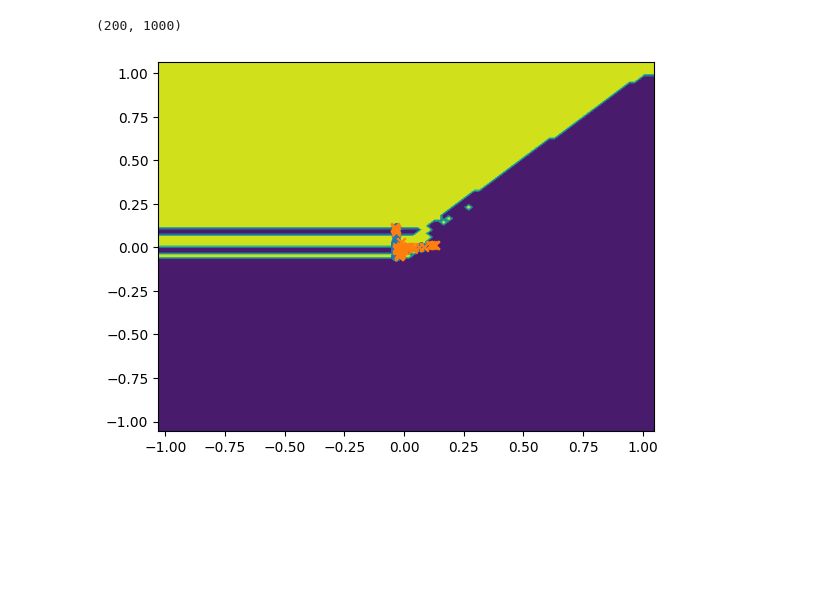
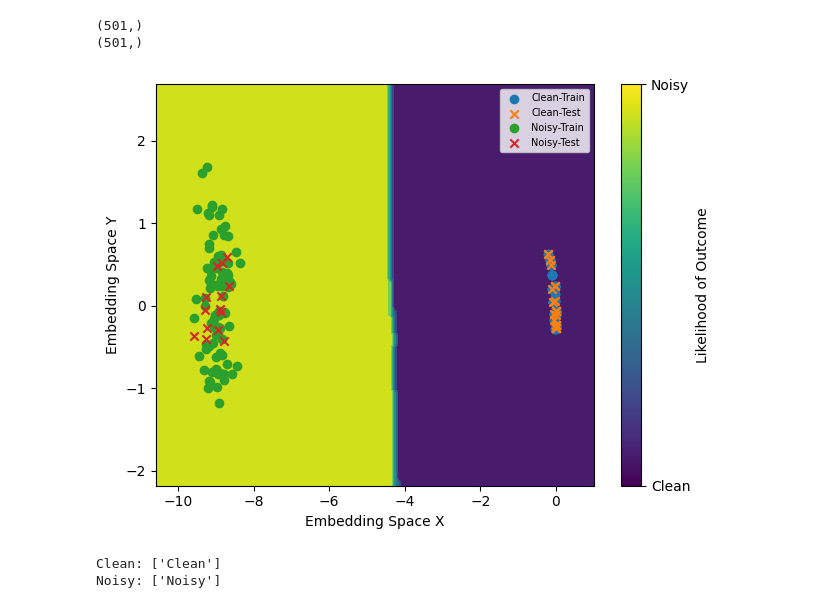
Before and after one commit to CTDck/ML, a Jupyter notebook: main.ipynb, the cells around one changed output. Drawn from its saved outputs; the diff is of its cells as text; code cells hidden in the pictures; blank space fills up the shorter version.

```diff
--- a/main.ipynb
+++ b/main.ipynb
@@ -35,7 +35,7 @@ def create_data(size):
 
 #Create a noisy array from an array of input x-values
 def apply_noise(xarr):
-    return [np.sin(x) + np.random.normal(0, 0.5, 1000) for x in xarr]
+    return [np.sin(x) + np.random.normal(0, 1, 1000) for x in xarr]
 # %%
 #Create 50 clean data sets with random periods
 data_set = create_data(100)
@@ -68,13 +68,13 @@ for i in index:
     plt.figure()
     plt.subplot(211)
     plt.title("Clean")
-    plt.plot(x_data[i], y_data[i])
+    plt.plot(np.abs(np.fft.rfft(y_data[i])))
     plt.xlabel("X")
     plt.ylabel("Y")
 
     plt.subplot(212)
     plt.title("Noisy")
-    plt.plot(x_data[i+100], y_data[i+100])
+    plt.plot(np.abs(np.fft.rfft(y_data[i+100])))
     plt.xlabel("X")
     plt.ylabel("Y")
     plt.tight_layout()
@@ -91,30 +93,56 @@ from sklearn import manifold
 # %%
-features = np.asarray([y_data[i] for i in range(len(x_data))])
+features = np.asarray([np.abs(np.fft.rfft(y_data[i])) for i in range(len(x_data))])
+
 labels = data["Classification"]
 
+X_train, X_test, y_train, y_test = train_test_split(features, labels, test_size=0.2)
 
-print(features.shape)
+print(X_train[0].shape)
 
-X_train, X_test, y_train, y_test = train_test_split(features, labels, test_size=0.4, random_state=42)
+emb = make_pipeline(MinMaxScaler(),  NeighborhoodComponentsAnalysis(n_components=2))
 
-embedding = manifold.SpectralEmbedding(n_components=2, n_neighbors=7)
+emb.fit(X_train, y_train)
 
-embedding.fit(X_train)
+x_train_transform = emb.transform(X_train)
+x_test_transform = emb.transform(X_test)
 
-x_train_transform = embedding.fit_transform(X_train)
-x_test_transform = embedding.fit_transform(X_test)
-
-clf = KNeighborsClassifier(n_neighbors=3)
+clf = KNeighborsClassifier(n_neighbors=4)
 
 clf.fit(x_train_transform, y_train)
 
+embedded_features = np.append(x_train_transform, x_test_transform, axis=0)
 
-embedded_features = embedding.fit_transform(features)
+disp = DecisionBoundaryDisplay.from_estimator(clf, embedded_features, response_method="predict_proba")
 
-disp = DecisionBoundaryDisplay.from_estimator(clf, embedded_features, response_method="predict")
-disp.ax_.scatter(x_train_transform[:, 0], x_train_transform[:, 1], marker="o")
-disp.ax_.scatter(x_test_transform[:, 0],x_test_transform[:, 1], marker="x")
+outcomes = ["Clean", "Noisy"]
+for outcome in outcomes:
+    x_train_outcome = x_train_transform[[y == outcome for y in y_train]]
+    ax1 = disp.ax_.scatter(*x_train_outcome.T, label=f"{outcome}-Train")
+    x_test_outcome = x_test_transform[[y == outcome for y in y_test]]
+    ax2 = disp.ax_.scatter(*x_test_outcome.T, label=f"{outcome}-Test", marker="x")
+    disp.ax_.legend(fontsize="7")
+    disp.ax_.set_xlabel("Embedding Space X")
+    disp.ax_.set_ylabel("Embedding Space Y")
+cbar = disp.figure_.colorbar(ax1, label="Likelihood of Outcome", ticks=[0,1])
+cbar.set_ticklabels(outcomes)
+plt.tight_layout()
 plt.show()
 # %% [output]
-(200, 1000)
+(501,)
+(501,)
-[figure, old version]
+[figure, new version]
+# %%
+#Create new unseen dataset
+
+x_new = np.linspace(0, 2*np.pi, 1000)
+y_new_noisy = np.abs(np.fft.rfft(np.sin(x_new) + np.random.normal(0, 1, 1000)))
+y_new_clean = np.abs(np.fft.rfft(2*np.sin(x_new) + 8*np.cos(x_new)))
+
+noisy_result = clf.predict(emb.transform(y_new_noisy.reshape(1, -1)))
+clean_result = clf.predict(emb.transform(y_new_clean.reshape(1, -1)))
+
+print(f"Clean: {clean_result}")
+print(f"Noisy: {noisy_result}")
+# %% [output]
+Clean: ['Clean']
+Noisy: ['Noisy']
```
Also changed, not shown: parts of 3 cells of this notebook.
